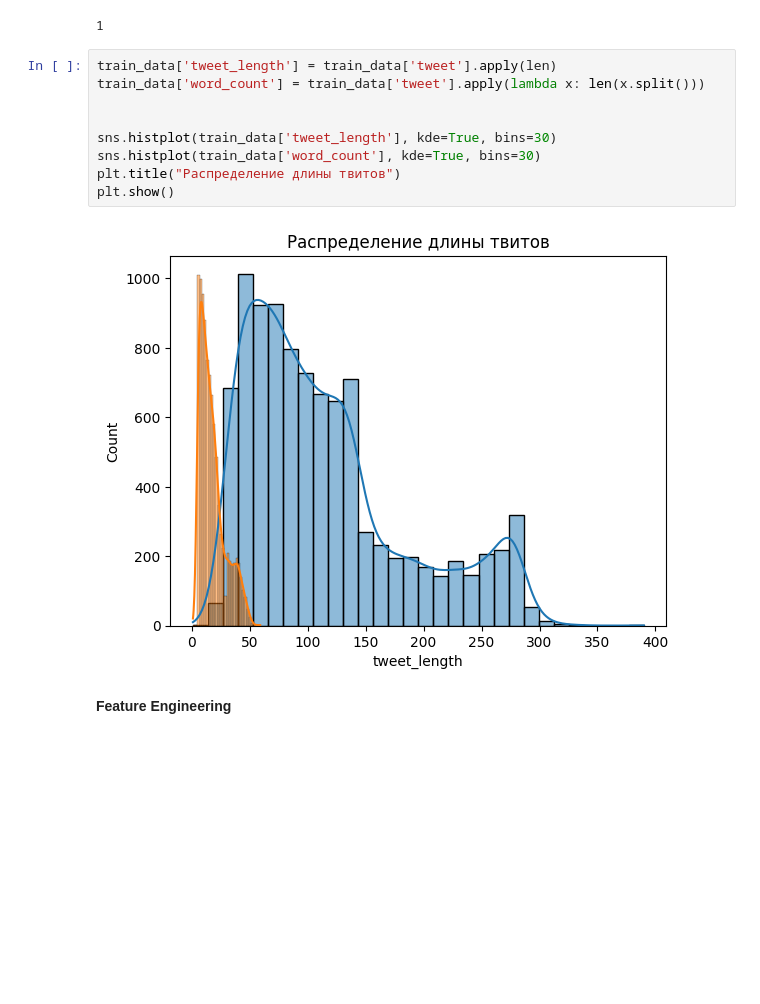
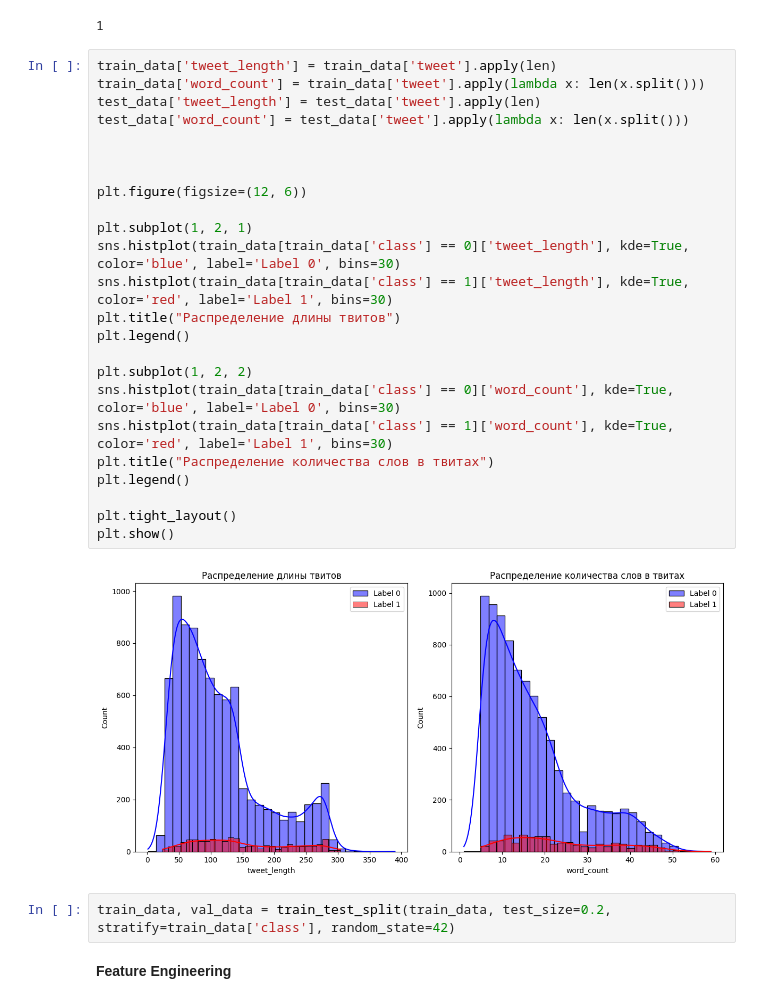
Before and after one commit to DamirGainatullin/nlp-hw, a Jupyter notebook: damir_gainatullin.ipynb, the cells around one changed output. Saved outputs shown, nothing was run; the diff lists cells and outputs as text; blank space fills up the shorter version.

```diff
--- a/damir_gainatullin.ipynb
+++ b/damir_gainatullin.ipynb
@@ -89,17 +76,34 @@ dtype: int64
 print(train_data['tweet'].duplicated().sum())
 # %% [output]
 1
-# %%
-train_data['tweet_length'] = train_data['tweet'].apply(len)
-train_data['word_count'] = train_data['tweet'].apply(lambda x: len(x.split()))
-
-
-sns.histplot(train_data['tweet_length'], kde=True, bins=30)
-sns.histplot(train_data['word_count'], kde=True, bins=30)
-plt.title("Распределение длины твитов")
-plt.show()
-# %% [output]
-[figure, removed]
+# %%
+train_data['tweet_length'] = train_data['tweet'].apply(len)
+train_data['word_count'] = train_data['tweet'].apply(lambda x: len(x.split()))
+test_data['tweet_length'] = test_data['tweet'].apply(len)
+test_data['word_count'] = test_data['tweet'].apply(lambda x: len(x.split()))
+
+
+
+plt.figure(figsize=(12, 6))
+
+plt.subplot(1, 2, 1)
+sns.histplot(train_data[train_data['class'] == 0]['tweet_length'], kde=True, color='blue', label='Label 0', bins=30)
+sns.histplot(train_data[train_data['class'] == 1]['tweet_length'], kde=True, color='red', label='Label 1', bins=30)
+plt.title("Распределение длины твитов")
+plt.legend()
+
+plt.subplot(1, 2, 2)
+sns.histplot(train_data[train_data['class'] == 0]['word_count'], kde=True, color='blue', label='Label 0', bins=30)
+sns.histplot(train_data[train_data['class'] == 1]['word_count'], kde=True, color='red', label='Label 1', bins=30)
+plt.title("Распределение количества слов в твитах")
+plt.legend()
+
+plt.tight_layout()
+plt.show()
+# %% [output]
+[figure, added]
+# %%
+train_data, val_data = train_test_split(train_data, test_size=0.2, stratify=train_data['class'], random_state=42)
 # %% [markdown]
 **Feature Engineering**
 # %%
```
Also changed, not shown: parts of 20 cells of this notebook.
